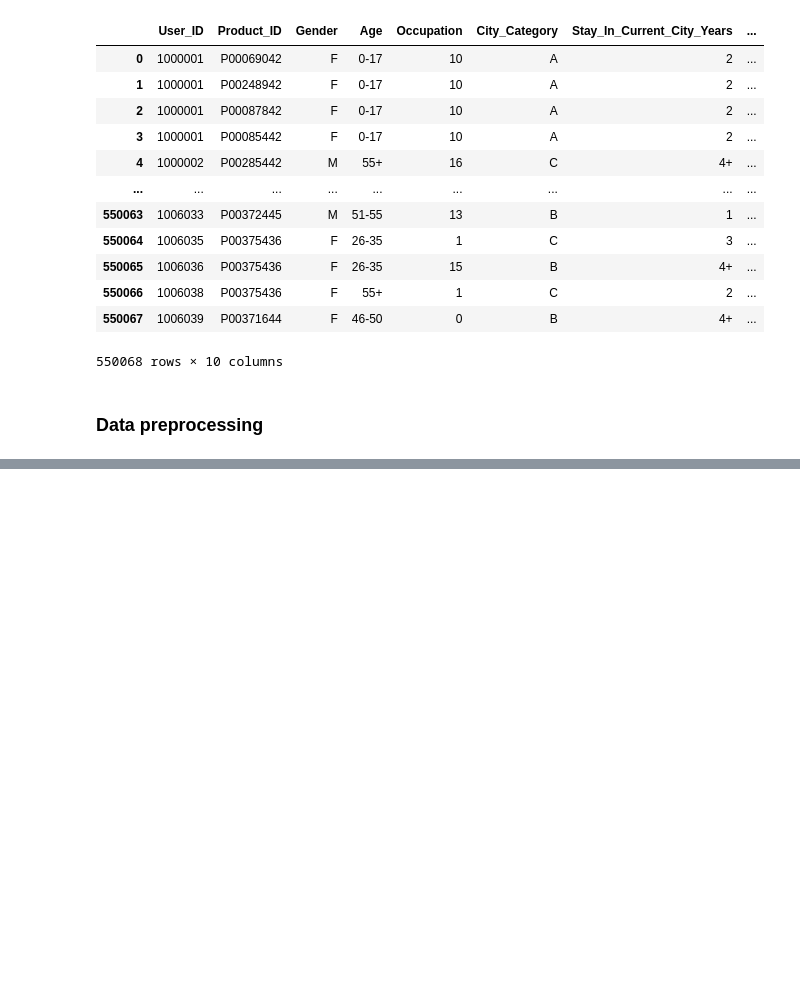
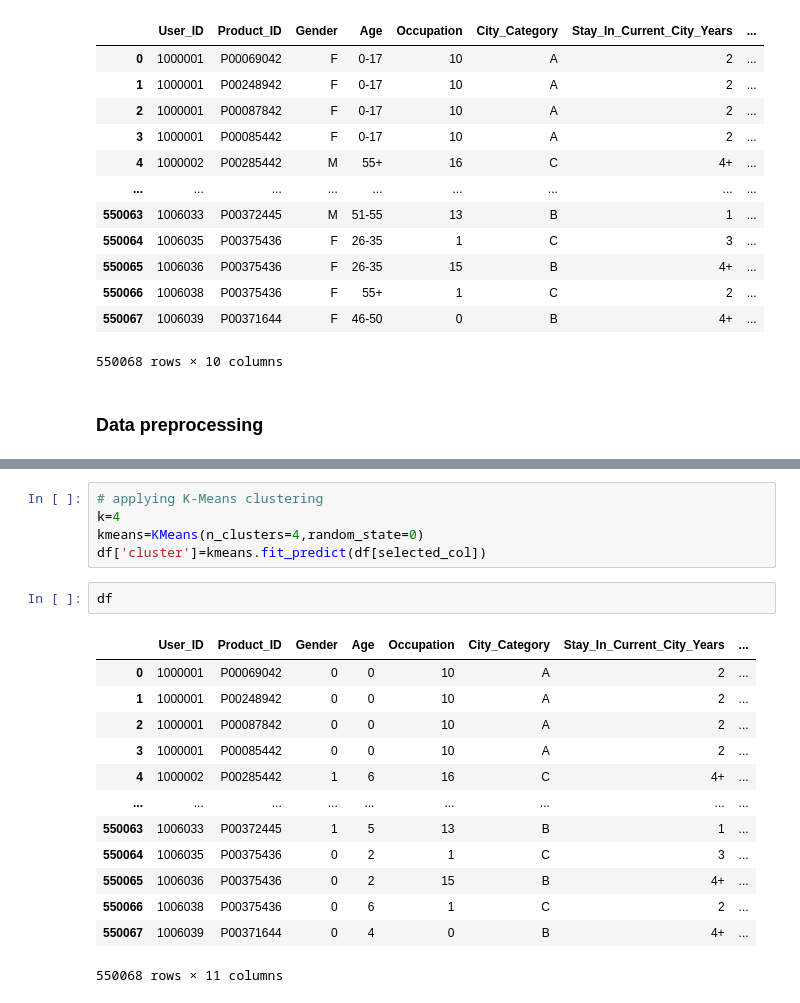
Before and after one commit to Navaneeth-2023/Unsupervised_classification_Black_Friday_Sale_K-means_clustering_Navaneeth_EE_DSML, a Jupyter notebook: Unsupervised_classification_Black_Friday_Sale_K-means_clustering_Navaneeth_EE_DSML.ipynb, the cells around one changed output, grey strips where cells are left out. Cells and saved outputs as stored; diff of their text form; blank space fills up the shorter version.

```diff
--- a/Unsupervised_classification_Black_Friday_Sale_K-means_clustering_Navaneeth_EE_DSML.ipynb
+++ b/Unsupervised_classification_Black_Friday_Sale_K-means_clustering_Navaneeth_EE_DSML.ipynb
@@ -149,0 +264,21 @@ df
+# %%
+# applying K-Means clustering
+k=4
+kmeans=KMeans(n_clusters=4,random_state=0)
+df['cluster']=kmeans.fit_predict(df[selected_col])
+# %%
+df
+# %% [output]
+|  | User_ID | Product_ID | Gender | Age | Occupation | City_Category | Stay_In_Current_City_Years | ... |
+| 0 | 1000001 | P00069042 | 0 | 0 | 10 | A | 2 | ... |
+| 1 | 1000001 | P00248942 | 0 | 0 | 10 | A | 2 | ... |
+| 2 | 1000001 | P00087842 | 0 | 0 | 10 | A | 2 | ... |
+| 3 | 1000001 | P00085442 | 0 | 0 | 10 | A | 2 | ... |
+| 4 | 1000002 | P00285442 | 1 | 6 | 16 | C | 4+ | ... |
+| ... | ... | ... | ... | ... | ... | ... | ... | ... |
+| 550063 | 1006033 | P00372445 | 1 | 5 | 13 | B | 1 | ... |
+| 550064 | 1006035 | P00375436 | 0 | 2 | 1 | C | 3 | ... |
+| 550065 | 1006036 | P00375436 | 0 | 2 | 15 | B | 4+ | ... |
+| 550066 | 1006038 | P00375436 | 0 | 6 | 1 | C | 2 | ... |
+| 550067 | 1006039 | P00371644 | 0 | 4 | 0 | B | 4+ | ... |
+550068 rows × 11 columns
```
Also changed, not shown: parts of 17 cells of this notebook.
